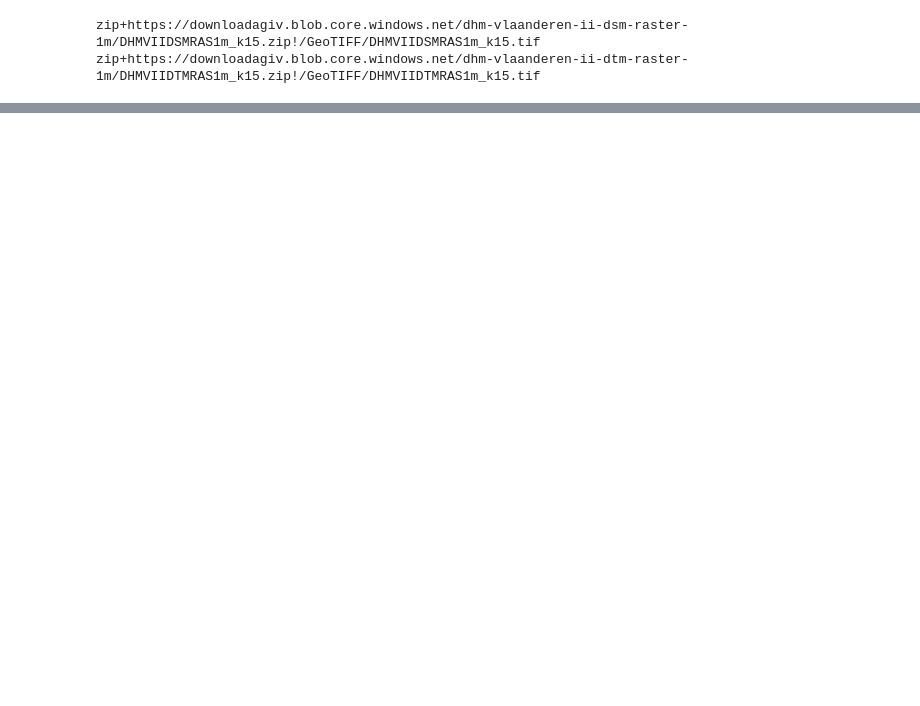
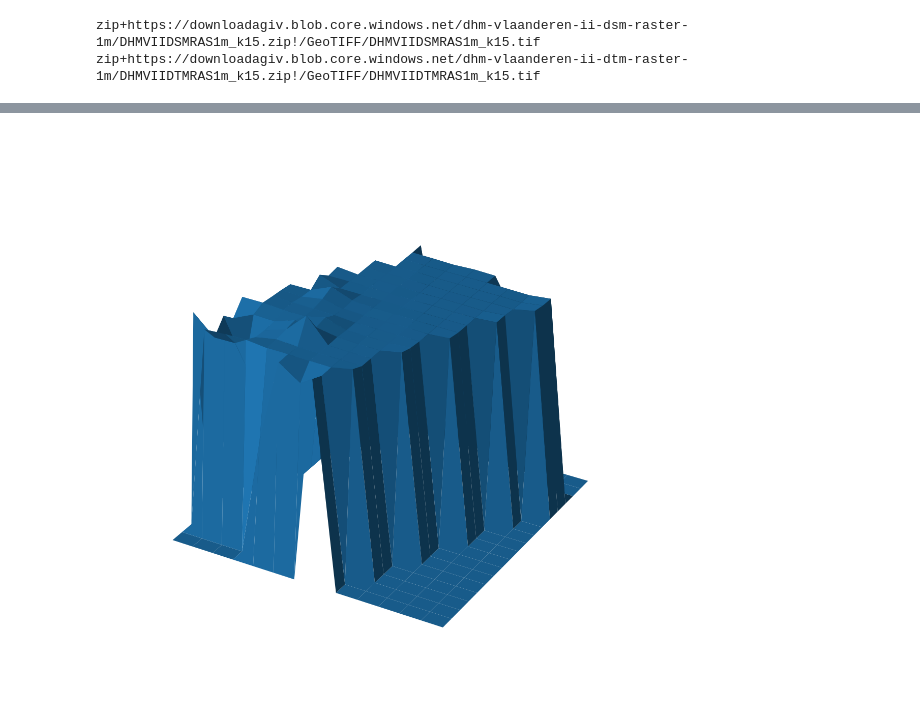
Before and after one commit to kpranke/3D_houses, a Jupyter notebook: Calculate a slice based on polygon.ipynb, the cells around one changed output, grey strips where cells are left out. Saved outputs shown, nothing was run; the diff lists cells and outputs as text; code cells hidden in the pictures; blank space fills up the shorter version.

```diff
--- a/Calculate a slice based on polygon.ipynb
+++ b/Calculate a slice based on polygon.ipynb
@@ -156,3 +151,7 @@ with rasterio.open("C:/Users/kasia/pyproj/3D_houses/DTM_clip.tif", "w", **out_me
+# %%
+with rioxarray.open_rasterio("C:/Users/kasia/pyproj/3D_houses/DTM_clip.tif", masked = True) as src:
+    DTM_clip = src
 # %%
-with rasterio.open("DTM_clip.tif") as src:
-    DTM_clip = src.read(1, masked=True)
+#with rasterio.open("DTM_clip.tif") as src:
+#    DTM_clip = src.read(1, masked=True)
+#    src.close()
@@ -167,0 +164,2 @@ CHM_clip = DSM_clip - DTM_clip
+# %%
+CHM_clip = CHM_clip.fillna(0)
@@ -190,0 +174,2 @@ fig.show()
+# %%
+CHM_clip = CHM_clip[0]
@@ -190,0 +202,14 @@ fig.show()
+# %%
+# matplotlib
+# initialize figure and axes3D objects
+fig = plt.figure(figsize = (20,20))
+ax = fig.add_subplot(111, projection='3d')
+
+# plotting the 3D data
+X, Y = np.meshgrid(np.arange(CHM_clip.shape[1]), np.arange(CHM_clip.shape[0]))
+ax.plot_surface(X, Y, CHM_clip)
+plt.xticks(rotation=90)
+ax.axis("off")
+plt.show()
+# %% [output]
+[figure, added]
```
Also changed, not shown: parts of 24 cells of this notebook, 3 other files.
